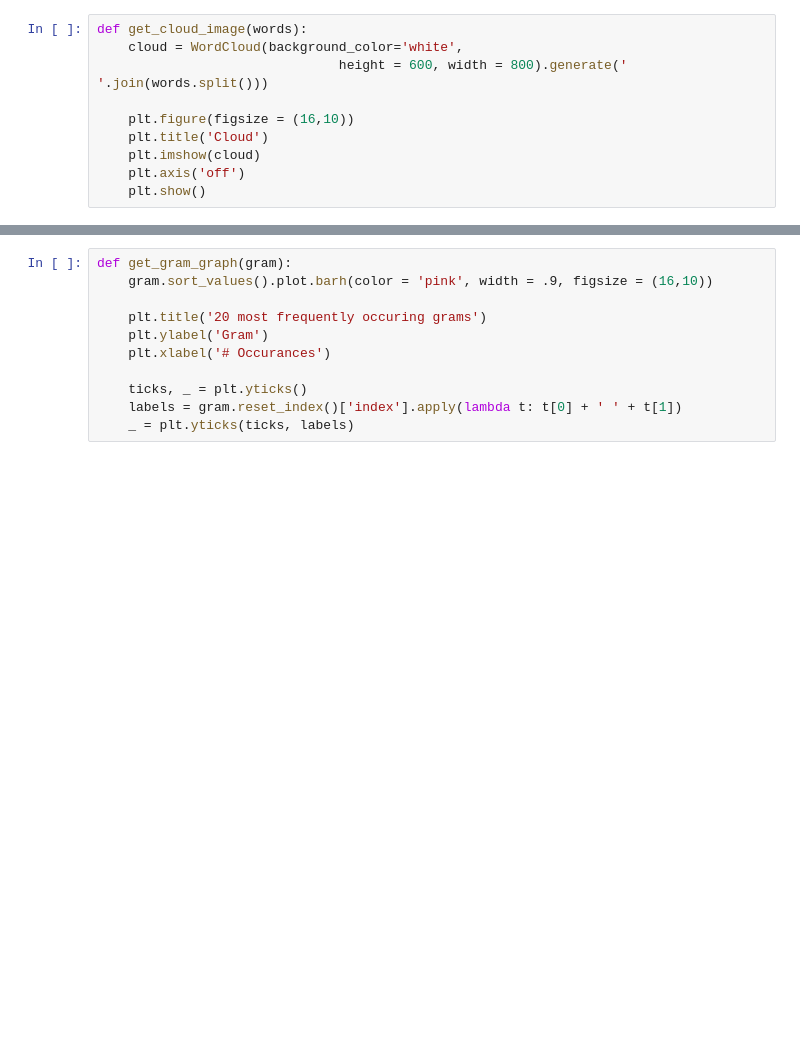
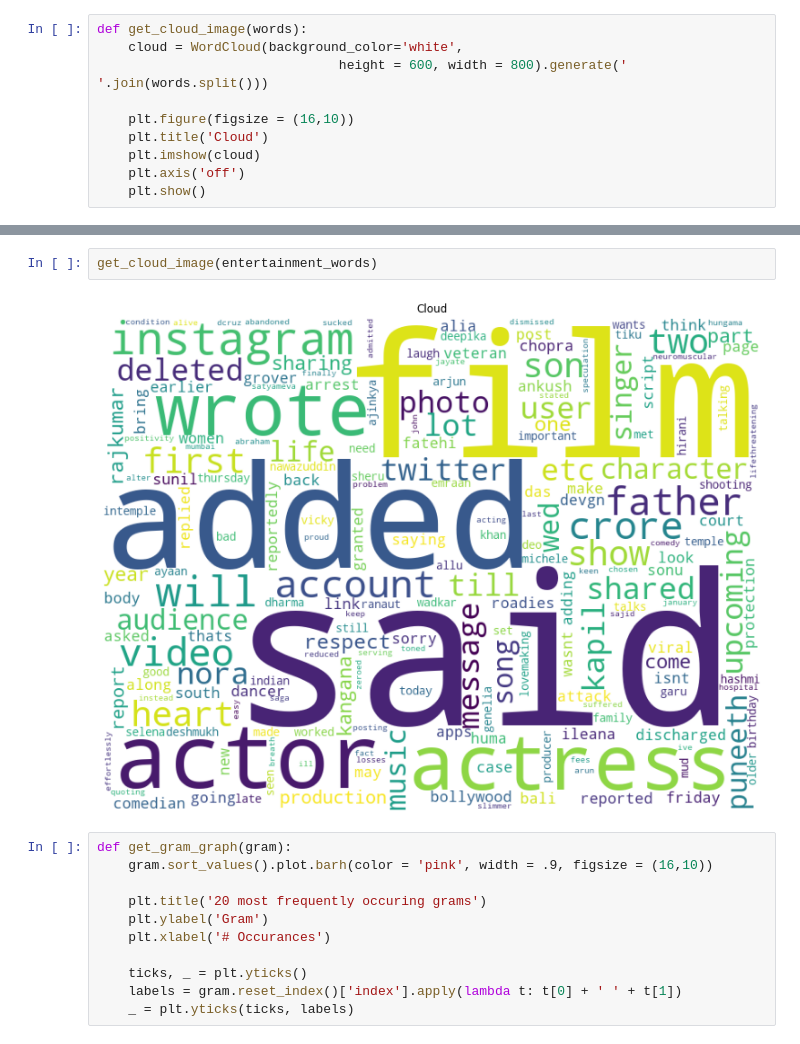
Before and after one commit to PGuajardo/NLP-exercises, a Jupyter notebook: explore_nlp.ipynb, the cells around one changed output, grey strips where cells are left out. Cells and saved outputs as stored; diff of their text form; blank space fills up the shorter version.

```diff
--- a/explore_nlp.ipynb
+++ b/explore_nlp.ipynb
@@ -378,3 +391,7 @@ get_cloud_image(sports_words)
+# %%
+get_cloud_image(entertainment_words)
+# %% [output]
+[figure, added]
 # %%
 def get_gram_graph(gram):
     gram.sort_values().plot.barh(color = 'pink', width = .9, figsize = (16,10))
```
Also changed, not shown: parts of 16 cells of this notebook, 1 other file.
